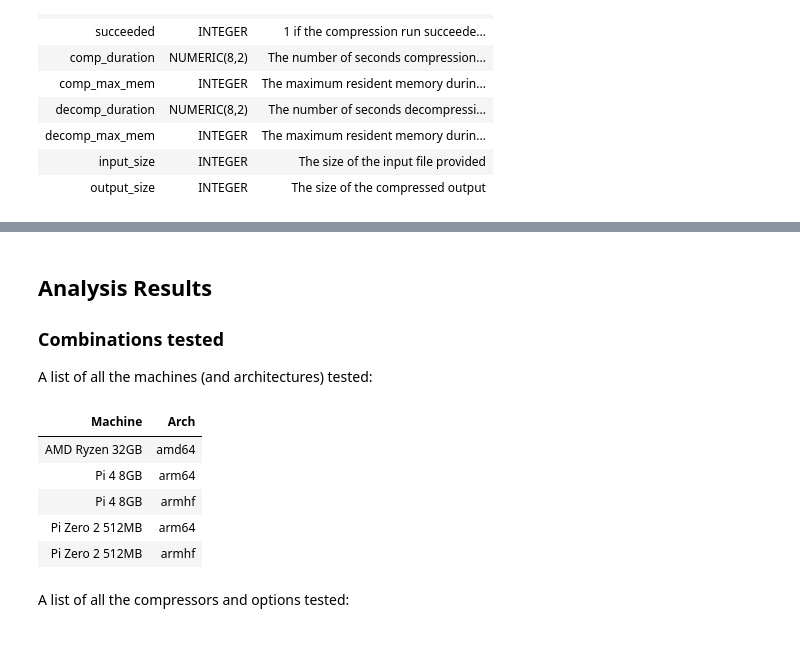
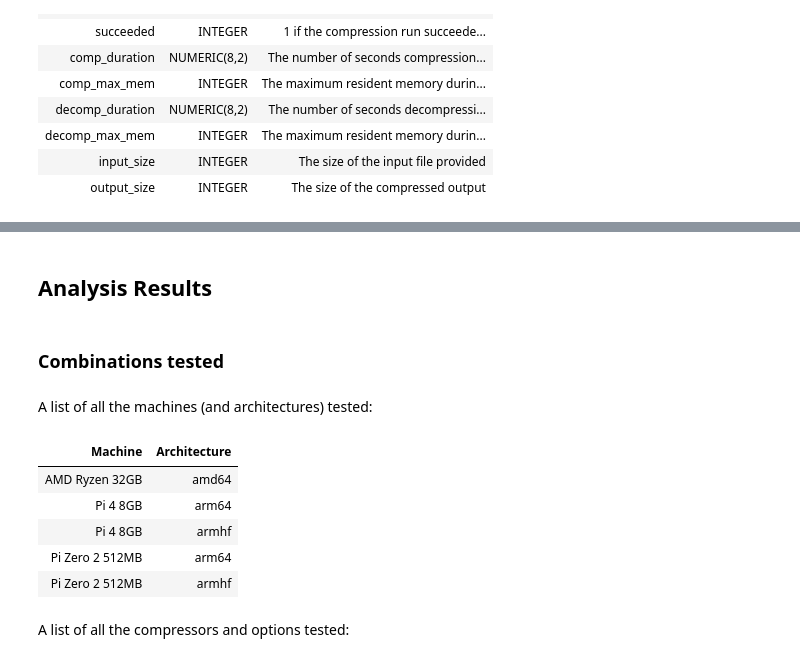
Before and after one commit to waveform80/compression, a Jupyter notebook: analysis.ipynb, the cells around one changed output, grey strips where cells are left out. Drawn from its saved outputs; the diff is of its cells as text; code cells hidden in the pictures.

Commit message:
More analysis work, lots of code tidy-up

```diff
--- a/analysis.ipynb
+++ b/analysis.ipynb
@@ -72,15 +72,14 @@ rendering certain queries as X-Y scatter graphs.
 # %%
 def render_table(cur):
     """
-    Given *cur*, a cursor containing a database result set, return a
-    string containing the result set rendered as an HTML ``<table>``
-    element.
+    Given *cur*, a cursor containing a database result set, return a string
+    containing the result set rendered as an HTML ``<table>`` element.
     """
     columns = [r[0] for r in cur.description]
     rows = list(cur)
     cur.close()
     headers = "".join(
-        f"<th>{escape(str(header).replace('_', ' ').title())}</th>"
+        f"<th>{escape(str(header))}</th>"
         for header in columns
     )
     data = "\n".join(
@@ -91,8 +90,8 @@ def render_table(cur):
             for cell in row
         ),)
     )
-    return f"""
+    return HTML(f"""
 <table>
 <thead><tr>{headers}</tr></thead>
 <tbody>{data}</tbody>
-</table>"""
+</table>""")
@@ -181,16 +224,18 @@ def render_xyz(cur, fig=None, x_label='', y_label='', z_label='',
+# %% [markdown]
+## Analysis Results
+# %% [markdown]
+### Combinations tested
 # %% [markdown]
-## Analysis Results
-
-### Combinations tested
-
 A list of all the machines (and architectures) tested:
 # %%
-HTML(render_table(conn.execute("""
-SELECT DISTINCT machine, arch
+render_table(conn.execute("""
+SELECT DISTINCT
+  machine AS "Machine",
+  arch AS "Architecture"
 FROM results
-""")))
+"""))
 # %% [output]
-| Machine | Arch |
+| Machine | Architecture |
 | AMD Ryzen 32GB | amd64 |
 | Pi 4 8GB | arm64 |
 | Pi 4 8GB | armhf |
```
Also changed, not shown: parts of 45 cells of this notebook.
